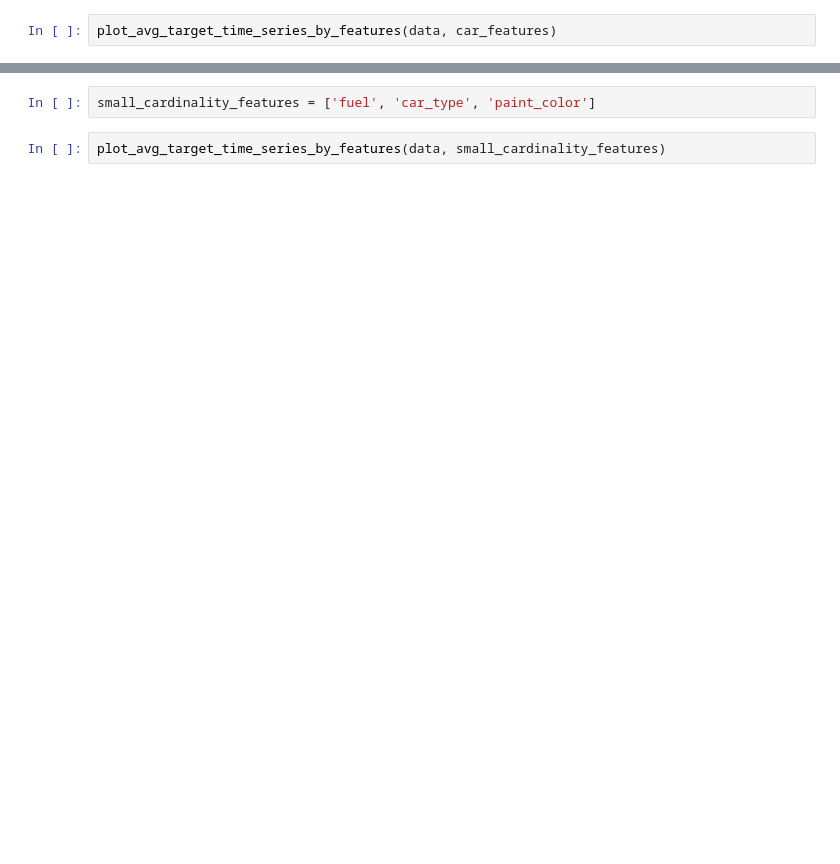
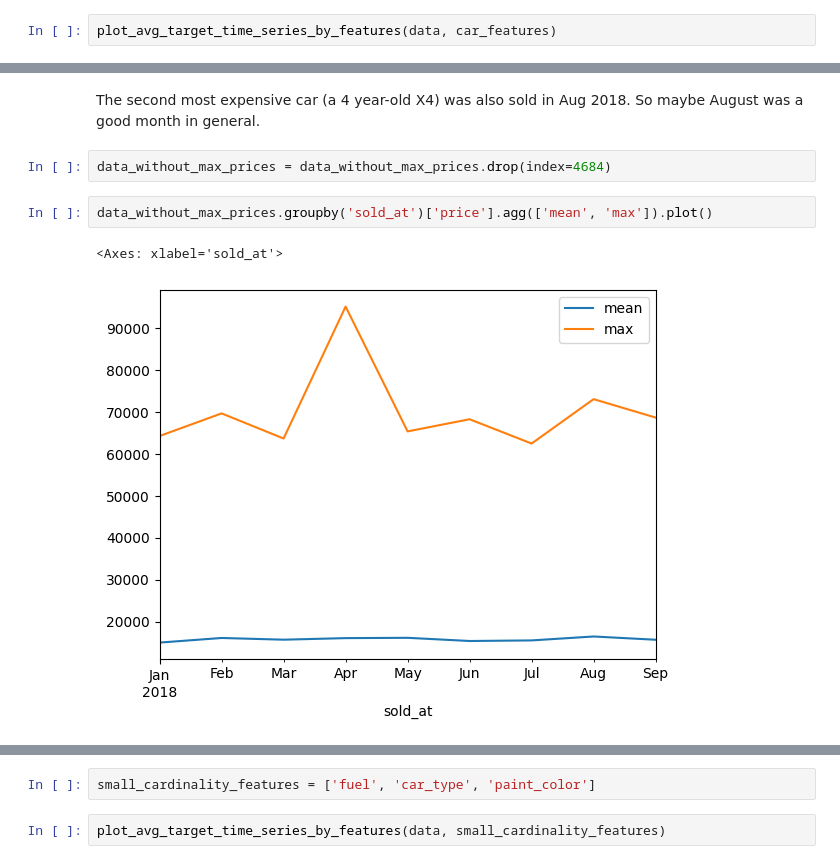
Before and after one commit to camontanezp/cars-price, a Jupyter notebook: notebooks/01_explore_and_validate_data.ipynb, the cells around one changed output, grey strips where cells are left out. Drawn from its saved outputs; the diff is of its cells as text; blank space fills up the shorter version.

```diff
--- a/notebooks/01_explore_and_validate_data.ipynb
+++ b/notebooks/01_explore_and_validate_data.ipynb
@@ -467,0 +508,9 @@ plot_avg_target_time_series_by_features(data, car_features)
+# %% [markdown]
+The second most expensive car (a 4 year-old X4) was also sold in Aug 2018. So maybe August was a good month in general.
+# %%
+data_without_max_prices = data_without_max_prices.drop(index=4684)
+# %%
+data_without_max_prices.groupby('sold_at')['price'].agg(['mean', 'max']).plot()
+# %% [output]
+<Axes: xlabel='sold_at'>
+[figure, added]
```
Also changed, not shown: parts of 30 cells of this notebook.
